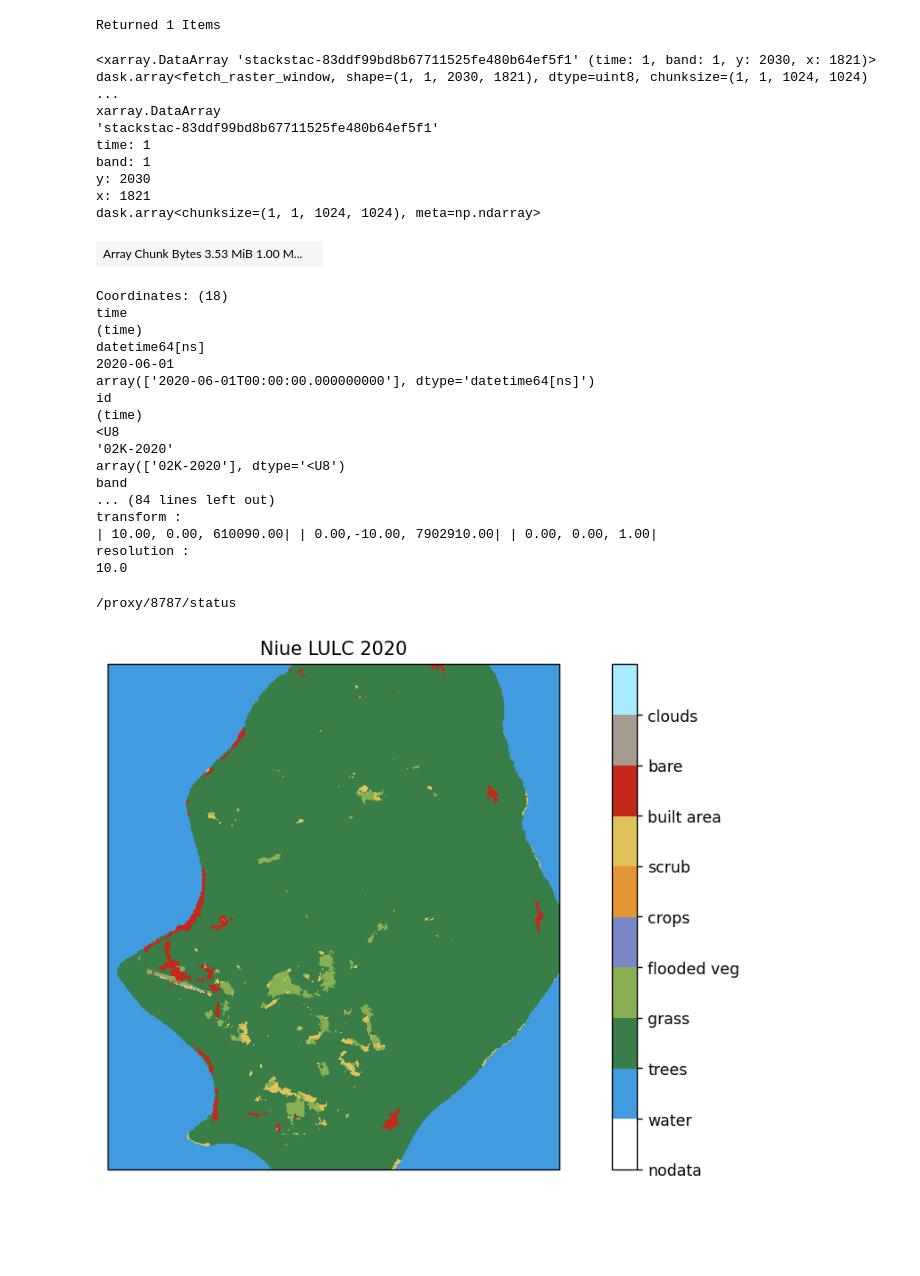
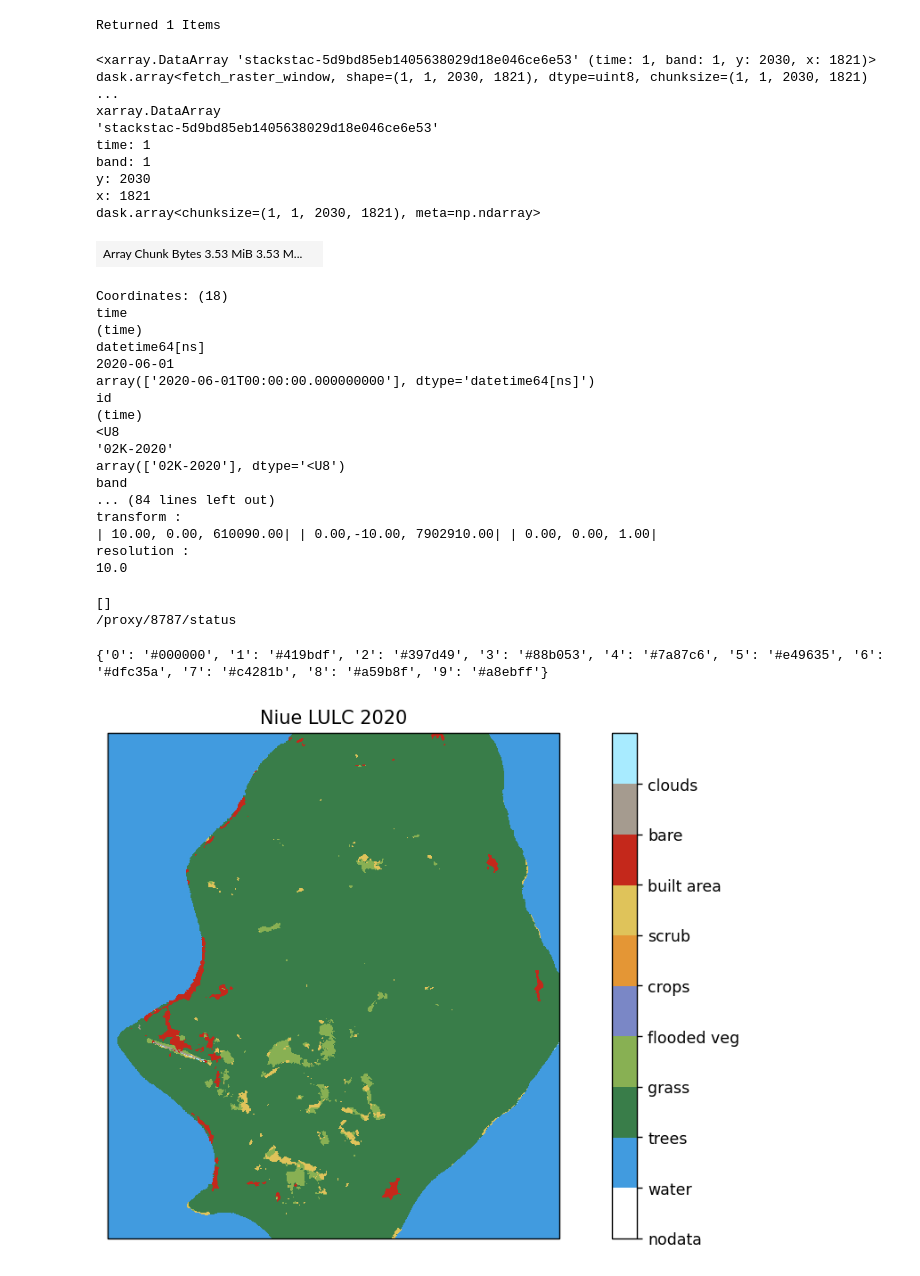
Before and after one commit to digitalearthpacific/DigitalEarthPacific, a Jupyter notebook: notebooks/national_landcover_cog_output.ipynb, the cells around one changed output. Saved outputs shown, nothing was run; the diff lists cells and outputs as text; code cells hidden in the pictures; blank space fills up the shorter version.

Commit message:
National LULC example notebook tweaked for large-scale processing, larger countries.

```diff
--- a/notebooks/national_landcover_cog_output.ipynb
+++ b/notebooks/national_landcover_cog_output.ipynb
@@ -42,28 +43,28 @@ Returned 1 Items
 # %%
 item = next(search.get_items())
 epsg = proj.ext(item).epsg
 nodata = raster.ext(item.assets["data"]).bands[0].nodata
 items = [pc.sign(item).to_dict() for item in search.get_items()]
 bounds_latlon = rasterio.features.bounds(area_of_interest)
 
 # Create a single DataArray from out multiple resutls with the corresponding
 # rasters projected to a single CRS. Note that we set the dtype to ubyte, which
 # matches our data, since stackstac will use float64 by default.
 stack = stackstac.stack(
-    items, epsg=epsg, dtype=np.ubyte, fill_value=nodata, bounds_latlon=bounds_latlon
+    items, epsg=epsg, dtype=np.ubyte, fill_value=nodata, bounds_latlon=bounds_latlon, chunksize=4096, #resolution=30 #remove chunk, tweak resolution for high-end products
 )
 
 stack
 # %% [output]
-<xarray.DataArray 'stackstac-83ddf99bd8b67711525fe480b64ef5f1' (time: 1, band: 1, y: 2030, x: 1821)> dask.array<fetch_raster_window, shape=(1, 1, 2030, 1821), dtype=uint8, chunksize=(1, 1, 1024, 1024) ...
+<xarray.DataArray 'stackstac-5d9bd85eb1405638029d18e046ce6e53' (time: 1, band: 1, y: 2030, x: 1821)> dask.array<fetch_raster_window, shape=(1, 1, 2030, 1821), dtype=uint8, chunksize=(1, 1, 2030, 1821) ...
 xarray.DataArray
-'stackstac-83ddf99bd8b67711525fe480b64ef5f1'
+'stackstac-5d9bd85eb1405638029d18e046ce6e53'
 time: 1
 band: 1
 y: 2030
 x: 1821
-dask.array<chunksize=(1, 1, 1024, 1024), meta=np.ndarray>
+dask.array<chunksize=(1, 1, 2030, 1821), meta=np.ndarray>
-| Array Chunk Bytes 3.53 MiB 1.00 M... |  |
+| Array Chunk Bytes 3.53 MiB 3.53 M... |  |
 Coordinates: (18)
 time
 (time)
@@ -84,12 +85,19 @@ resolution :
 # %%
 #client = dask_client(processes=False)
 import dask_gateway
+from dask_gateway import Gateway
+gateway = Gateway()
+print(gateway.list_clusters())
 
-cluster = dask_gateway.GatewayCluster()
+#options = gateway.cluster_options()
+#options.worker_memory = 64.0
+
+cluster = gateway.new_cluster() #dask_gateway.GatewayCluster()
+cluster.adapt(minimum=4, maximum=40)
 client = cluster.get_client()
-cluster.adapt(minimum=2, maximum=50)
 
 print(f"/proxy/{client.scheduler_info()['services']['dashboard']}/status")
 # %% [output]
+[]
 /proxy/8787/status
 # %%
@@ -107,4 +122,10 @@ with rasterio.open(pc.sign(item.assets["data"].href)) as src:
     ]  # transform to matplotlib color format
 
 cmap = ListedColormap(colormap)
+
+#cmap to hexcodes
+cols = {str(i):matplotlib.colors.to_hex(cmap(i)) for i in range(cmap.N)}
+print(cols)
+# %% [output]
+{'0': '#000000', '1': '#419bdf', '2': '#397d49', '3': '#88b053', '4': '#7a87c6', '5': '#e49635', '6': '#dfc35a', '7': '#c4281b', '8': '#a59b8f', '9': '#a8ebff'}
 # %%
```
Also changed, not shown: parts of 6 cells of this notebook, 1 other file.
